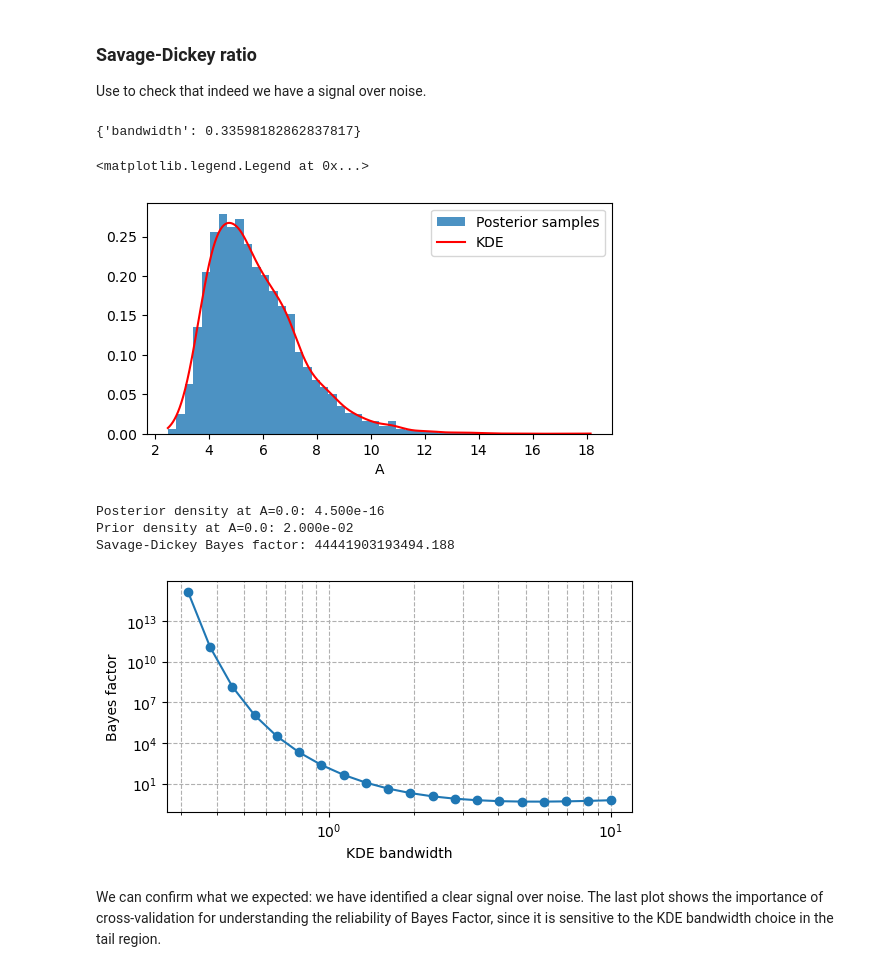
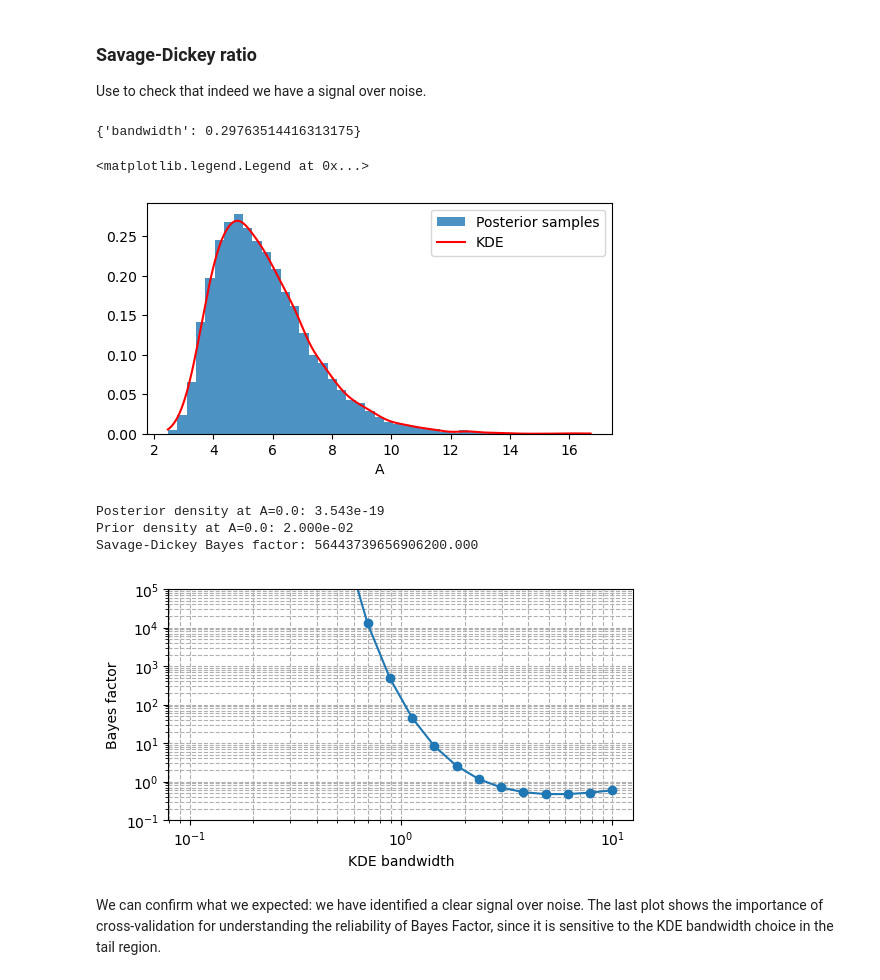
Before and after one commit to nraffaeli/astrostatistics_bicocca_2025, a Jupyter notebook: working/ex11.ipynb, the cells around one changed output. Drawn from its saved outputs; the diff is of its cells as text; code cells hidden in the pictures.

```diff
--- a/working/ex11.ipynb
+++ b/working/ex11.ipynb
@@ -194,11 +194,11 @@ def kde(samples, bandwith, kernel):
     kde.fit(samples[:, None])
     return kde
 # %%
-gscv = GridSearchCV(KernelDensity(), {'bandwidth': np.logspace(-1, 1, 20)}, cv=5)
+gscv = GridSearchCV(KernelDensity(), {'bandwidth': np.logspace(-2, 2, 20)}, cv=5)
 gscv.fit(samples[:, 1].reshape(-1, 1))
 gscv.best_params_
 # %% [output]
-{'bandwidth': 0.33598182862837817}
+{'bandwidth': 0.29763514416313175}
 # %%
 posterior_samples = samples[:, 1]
 posterior_kde = kde(posterior_samples, bandwith=gscv.best_params_['bandwidth'], kernel='gaussian')
@@ -212,7 +212,7 @@ plt.xlabel("A")
 plt.legend()
 # %% [output]
 <matplotlib.legend.Legend at 0x...>
-[figure, old version]
+[figure, new version]
 # %%
 A_ref = 0.0
 posterior_density = np.exp(posterior_kde.score_samples([[A_ref]]))[0]
@@ -223,26 +223,27 @@ print(f'Posterior density at A={A_ref}: {posterior_density:.3e}')
 print(f'Prior density at A={A_ref}: {prior_density:.3e}')
 print(f'Savage-Dickey Bayes factor: {bayes_factor:.3f}')
 # %% [output]
-Posterior density at A=0.0: 4.500e-16
+Posterior density at A=0.0: 3.543e-19
 Prior density at A=0.0: 2.000e-02
-Savage-Dickey Bayes factor: 44441903193494.188
+Savage-Dickey Bayes factor: 56443739656906200.000
 # %%
-bandwith = np.logspace(-0.5, 1, 20)
+bandwith = np.logspace(-1, 1, 20)
 bayesian_factors = []
 
 for bw in bandwith:
     posterior_kde = kde(posterior_samples, bandwith=bw, kernel='gaussian')
     posterior_density = np.exp(posterior_kde.score_samples([[A_ref]]))[0]
     bayes_factor = prior_density / posterior_density
     bayesian_factors.append(bayes_factor)
 
 plt.figure(figsize=(6,3))
 plt.loglog(bandwith, bayesian_factors, marker='o')
 plt.xlabel('KDE bandwidth')
 plt.ylabel('Bayes factor')
+plt.ylim(1e-1, 1e5)
 plt.grid(True, which="both", ls="--")
 plt.show()
 # %% [output]
-[figure, old version]
+[figure, new version]
 # %% [markdown]
 We can confirm what we expected: we have identified a clear signal over noise. The last plot shows the importance of cross-validation for understanding the reliability of Bayes Factor, since it is sensitive to the KDE bandwidth choice in the tail region.
```
Also changed, not shown: parts of 7 cells of this notebook, 4 other files.
